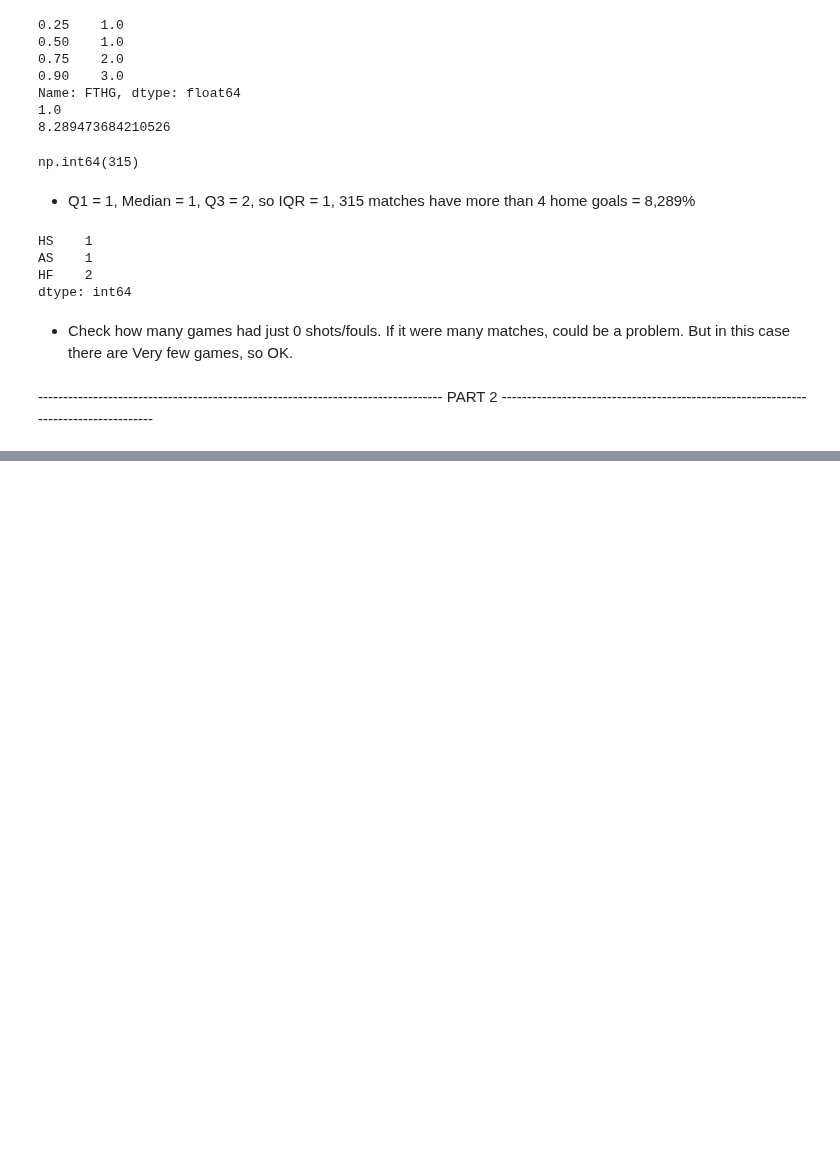
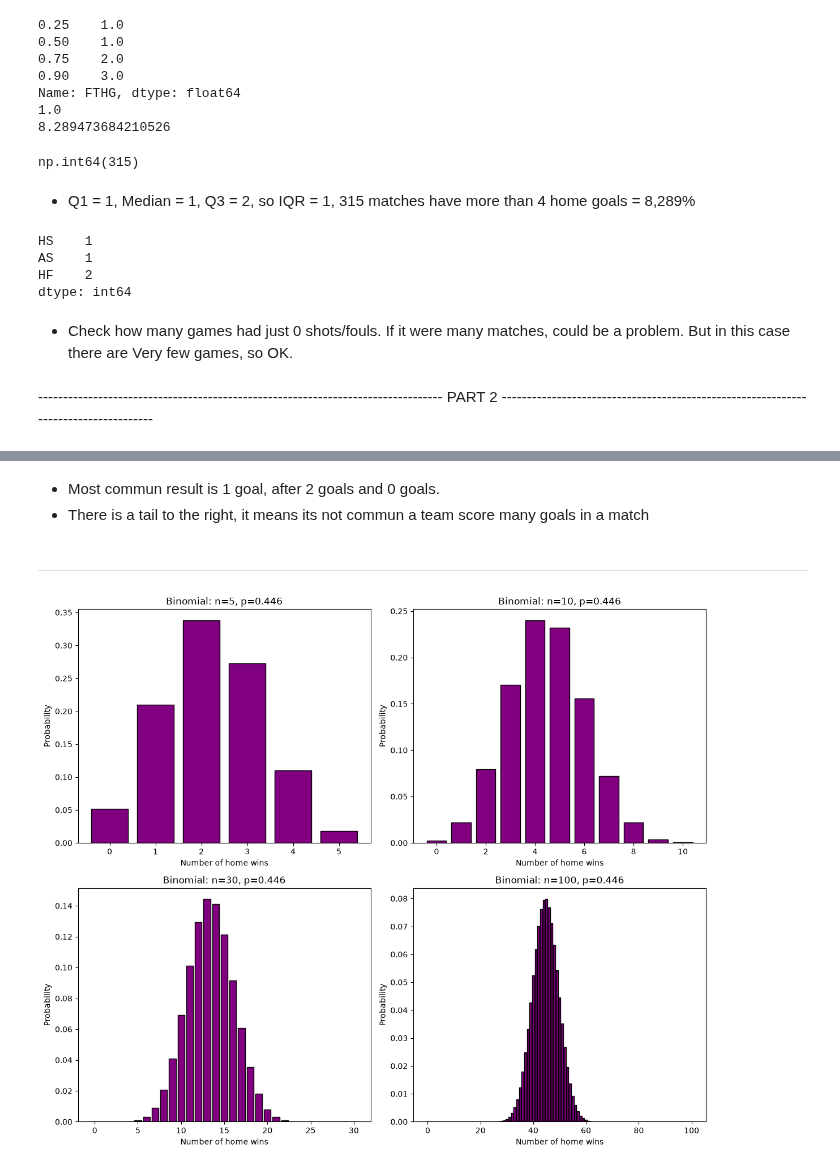
Before and after one commit to 2026297-cyber/Statistical-Techniques, a Jupyter notebook: ProjectStatisticalTechniques.ipynb, the cells around one changed output, grey strips where cells are left out. Drawn from its saved outputs; the diff is of its cells as text; code cells hidden in the pictures; blank space fills up the shorter version.

```diff
--- a/ProjectStatisticalTechniques.ipynb
+++ b/ProjectStatisticalTechniques.ipynb
@@ -272,0 +328,23 @@ dtype: int64
+# %% [markdown]
+- Most commun result is 1 goal, after 2 goals and 0 goals.
+- There is a tail to the right, it means its not commun a team score many goals in a match
+# %% [markdown]
+-----------------------------------------------------------------------------------------------------------------------------------------------------------------------------------------------
+# %%
+n_values = [5, 10, 30, 100]          # increasing numbers of trials (matches)
+p = (df['FTR'] == 'H').mean()        # same probability of success as in example 1
+
+fig, axes = plt.subplots(2, 2, figsize=(12, 10))
+
+for i, n in enumerate(n_values):
+    ax = axes[i // 2, i % 2]
+    k = np.arange(0, n + 1)
+    ax.bar(k, binom.pmf(k, n, p), color='purple', edgecolor='black')
+    ax.set_title(f'Binomial: n={n}, p={p:.3f}')
+    ax.set_xlabel('Number of home wins')
+    ax.set_ylabel('Probability')
+
+plt.tight_layout()
+plt.show()
+# %% [output]
+[figure, added]
```
Also changed, not shown: parts of 10 cells of this notebook.
